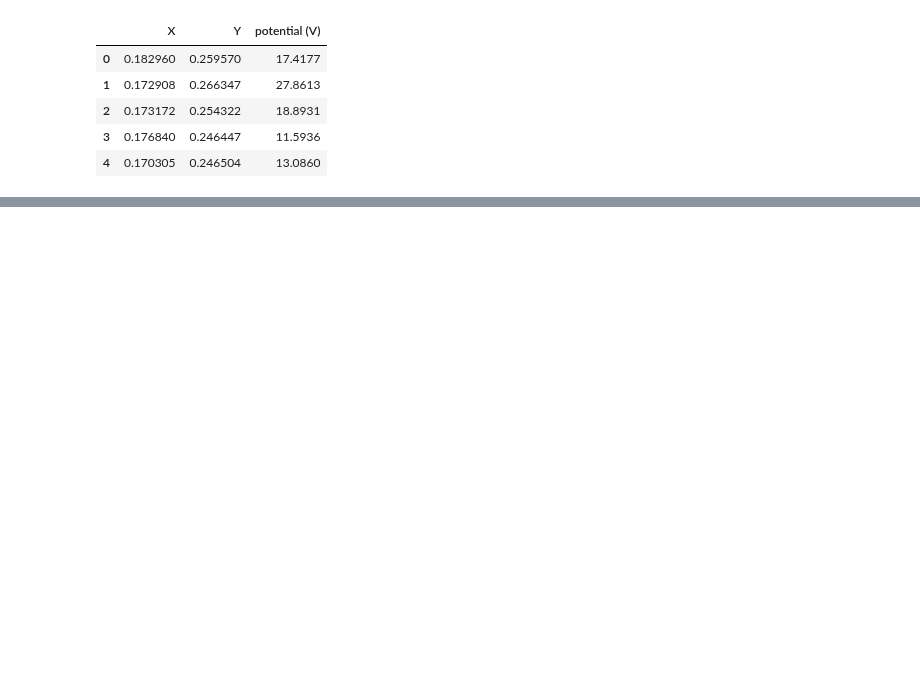
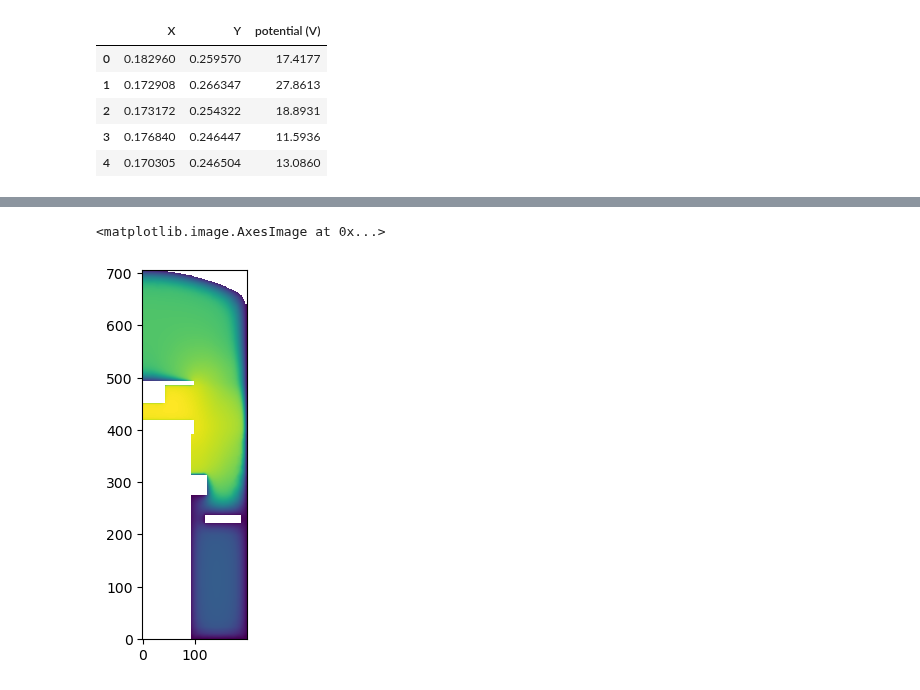
Before and after one commit to jarltc/2d-discharge-nn, a Jupyter notebook: ckdtree-test.ipynb, the cells around one changed output, grey strips where cells are left out. Saved outputs shown, nothing was run; the diff lists cells and outputs as text; code cells hidden in the pictures; blank space fills up the shorter version.

```diff
--- a/ckdtree-test.ipynb
+++ b/ckdtree-test.ipynb
@@ -43,0 +115,4 @@ Y = df.Y.to_numpy()
+# %%
+fp = np.array([[1, 1, 1],
+               [1, 0, 1],
+               [1, 1, 1]])
@@ -43,0 +132,9 @@ Y = df.Y.to_numpy()
+# %%
+from scipy.ndimage import generic_filter
+
+potential_mean = generic_filter(potential, function=np.mean, footprint=fp)
+# %%
+plt.imshow(potential_mean, origin='lower')
+# %% [output]
+<matplotlib.image.AxesImage at 0x...>
+[figure, added]
```
Also changed, not shown: parts of 16 cells of this notebook.
